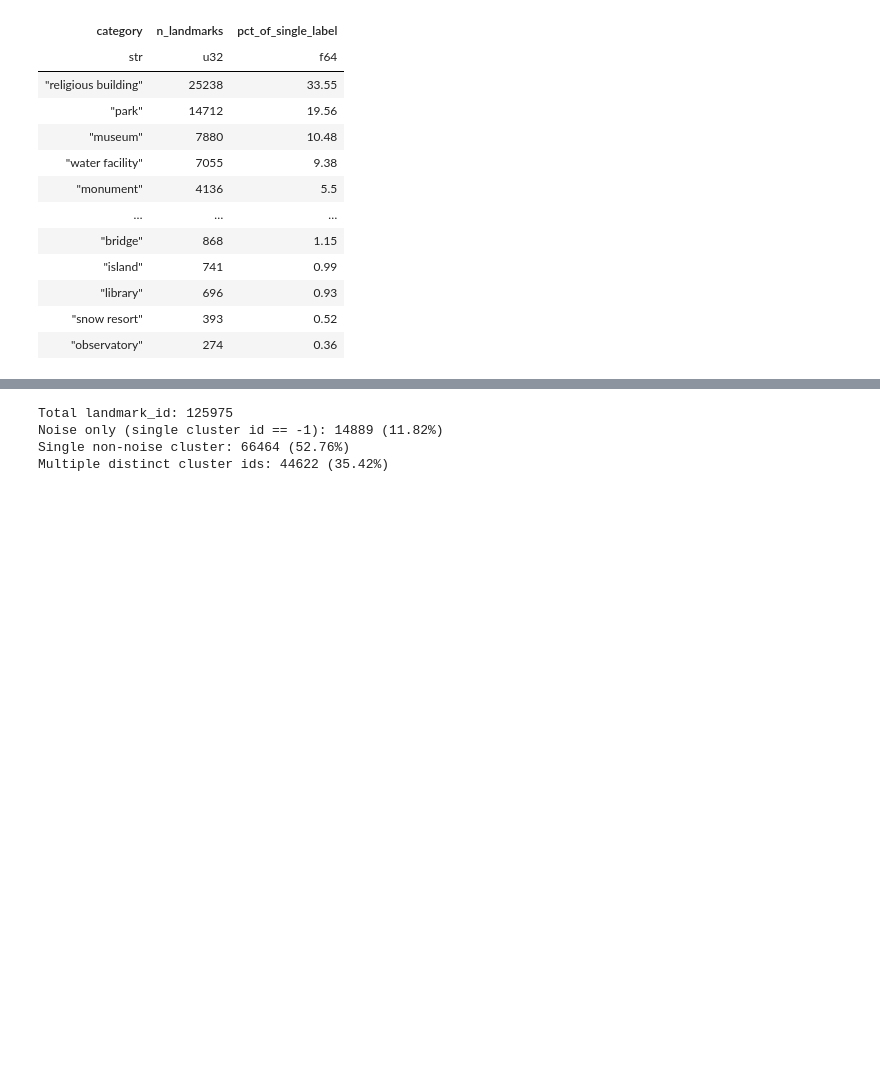
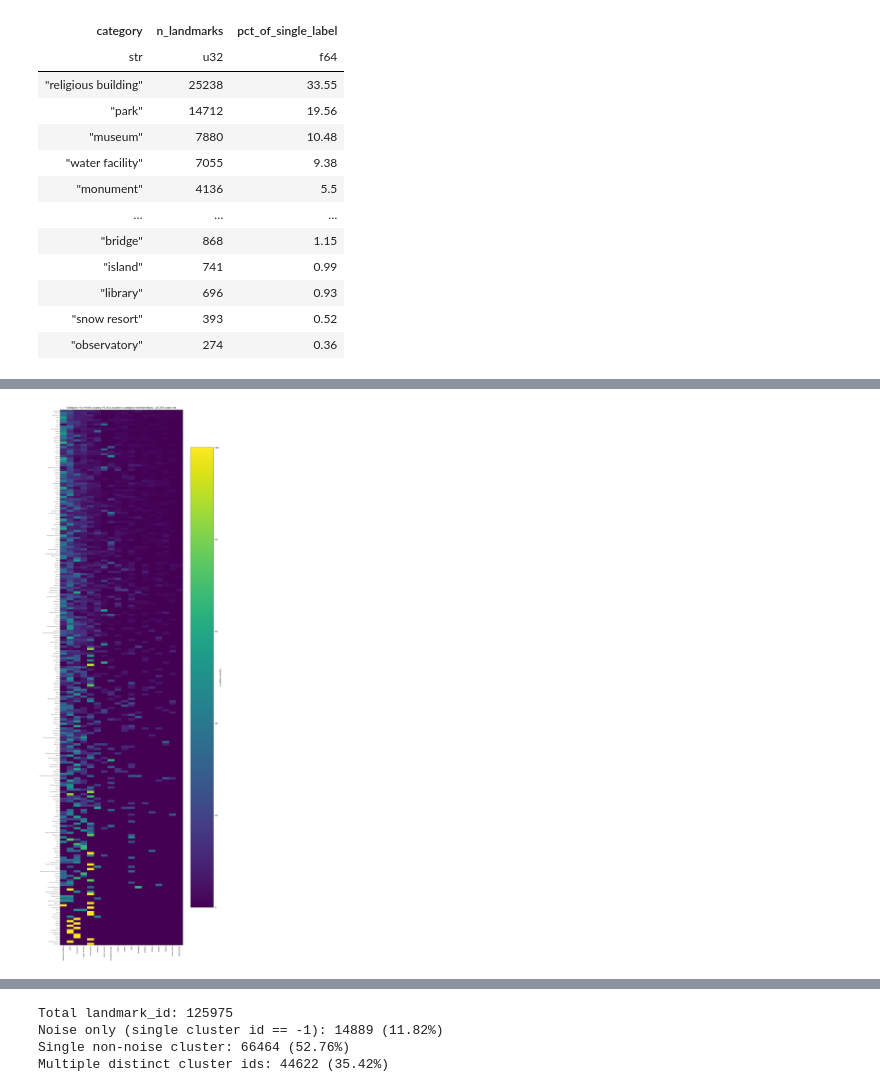
Before and after one commit to fhrzn/geocir, a Jupyter notebook: notebooks/wikidata.ipynb, the cells around one changed output, grey strips where cells are left out. Cells and saved outputs as stored; diff of their text form; code cells hidden in the pictures; blank space fills up the shorter version.

```diff
--- a/notebooks/wikidata.ipynb
+++ b/notebooks/wikidata.ipynb
@@ -907,0 +1109,54 @@ df_tag_clean.select(["id", "landmark_id", "wikimedia_url", "src"]).write_csv(
+# %%
+# Same heatmap for ALL (country x category) pairs, not just the top countries.
+# rows = every country (ordered by landmark volume), cols = category (global
+# prevalence). Per-cell numbers are omitted (too many rows) - read it as a
+# texture: each column is a category's geographic profile, each row a country's
+# category mix.
+cc_all_cat_order = (
+    cc_pairs.group_by("category")
+    .agg(pl.col("n_landmarks").sum().alias("n"))
+    .sort("n", descending=True)["category"]
+    .to_list()
+)
+cc_all_country_order = cc_country_volume["country"].to_list()
+
+cc_hm_all = (
+    cc_pairs.pivot(values="pct_within_country", index="country", on="category")
+    .fill_null(0.0)
+    .join(
+        pl.DataFrame(
+            {
+                "country": cc_all_country_order,
+                "__ord": list(range(len(cc_all_country_order))),
+            }
+        ),
+        on="country",
+    )
+    .sort("__ord")
+)
+
+cc_all_cat_order = [c for c in cc_all_cat_order if c in cc_hm_all.columns]
+cc_mat_all = cc_hm_all.select(cc_all_cat_order).to_numpy()
+cc_country_axis_all = cc_hm_all["country"].to_list()
+
+fig, ax = plt.subplots(
+    figsize=(
+        max(8, 0.7 * len(cc_all_cat_order)),
+        max(6, 0.16 * len(cc_country_axis_all)),
+    )
+)
+im = ax.imshow(cc_mat_all, aspect="auto", cmap="viridis")
+ax.set_xticks(range(len(cc_all_cat_order)))
+ax.set_xticklabels(cc_all_cat_order, rotation=90, fontsize=8)
+ax.set_yticks(range(len(cc_country_axis_all)))
+ax.set_yticklabels(cc_country_axis_all, fontsize=4)
+ax.set_title(
+    "Category mix within country (% of a country's category memberships) "
+    f"- all {len(cc_country_axis_all)} countries"
+)
+fig.colorbar(im, ax=ax, label="% within country")
+fig.tight_layout()
+# fig.savefig("./country_category_heatmap_all.png", dpi=150, bbox_inches="tight")
+plt.show()
+# %% [output]
+[figure, added]
```
Also changed, not shown: parts of 26 cells of this notebook.
